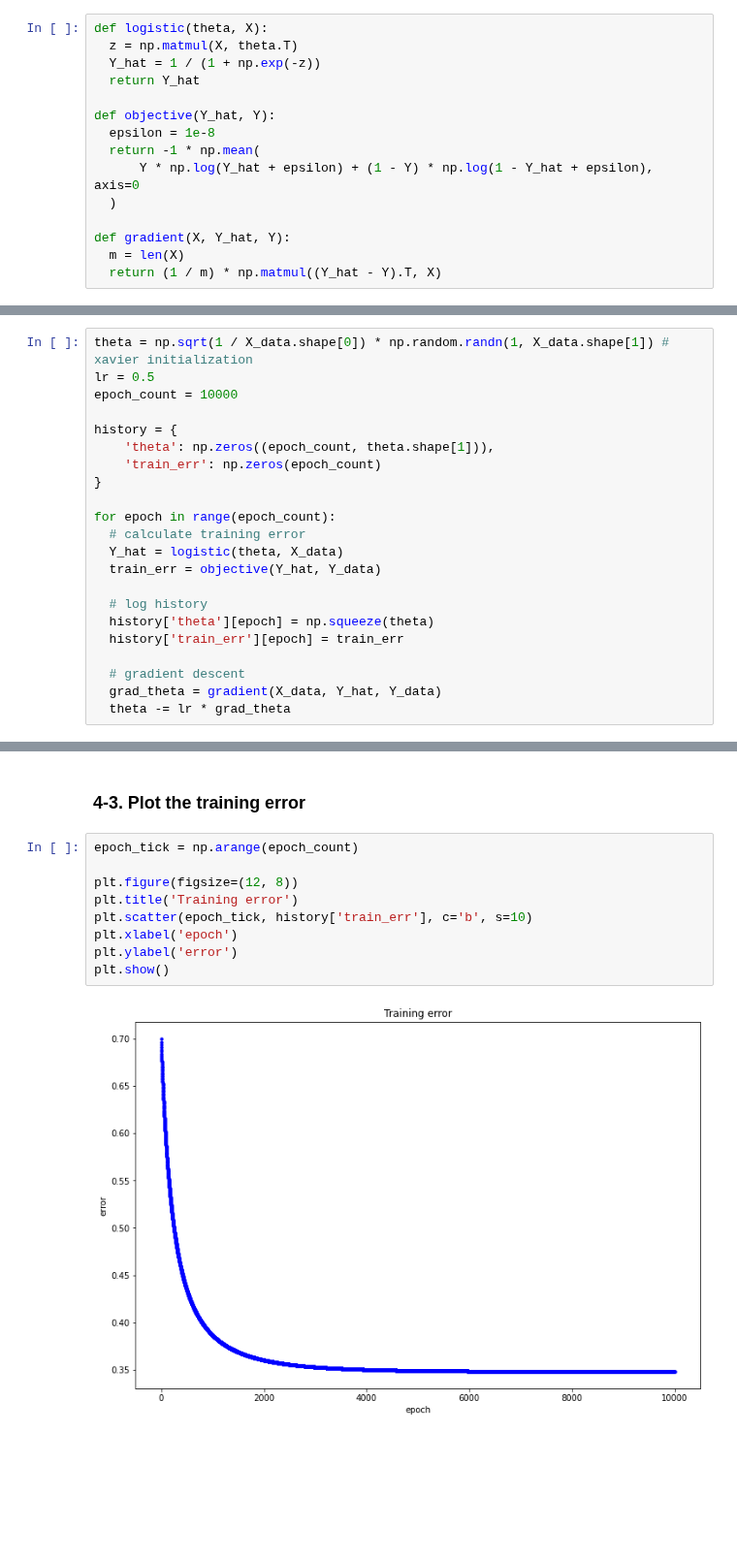
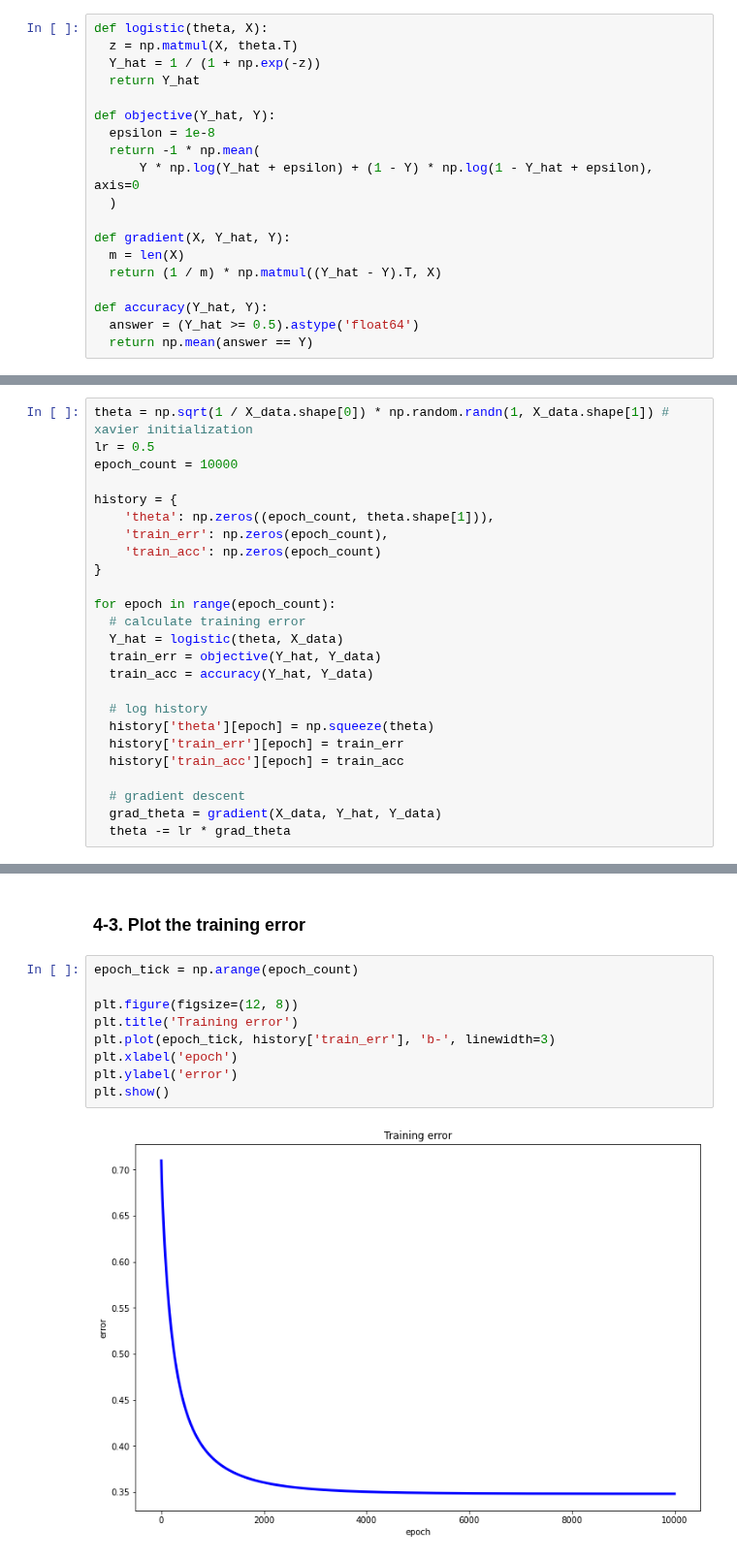
Before and after one commit to ihooni/class-MachineLearning, a Jupyter notebook: 06/assignment-06.ipynb, the cells around one changed output, grey strips where cells are left out. Shown at 97% size. Drawn from its saved outputs; the diff is of its cells as text; blank space fills up the shorter version.

```diff
--- a/06/assignment-06.ipynb
+++ b/06/assignment-06.ipynb
@@ -41,6 +41,10 @@ def objective(Y_hat, Y):
 def gradient(X, Y_hat, Y):
   m = len(X)
   return (1 / m) * np.matmul((Y_hat - Y).T, X)
+
+def accuracy(Y_hat, Y):
+  answer = (Y_hat >= 0.5).astype('float64')
+  return np.mean(answer == Y)
 # %% [markdown]
 ## 3. Learning with the gradient descent algorithm
 # %%
@@ -50,17 +54,20 @@ epoch_count = 10000
 
 history = {
     'theta': np.zeros((epoch_count, theta.shape[1])),
-    'train_err': np.zeros(epoch_count)
+    'train_err': np.zeros(epoch_count),
+    'train_acc': np.zeros(epoch_count)
 }
 
 for epoch in range(epoch_count):
   # calculate training error
   Y_hat = logistic(theta, X_data)
   train_err = objective(Y_hat, Y_data)
+  train_acc = accuracy(Y_hat, Y_data)
 
   # log history
   history['theta'][epoch] = np.squeeze(theta)
   history['train_err'][epoch] = train_err
+  history['train_acc'][epoch] = train_acc
 
   # gradient descent
   grad_theta = gradient(X_data, Y_hat, Y_data)
@@ -89,11 +96,11 @@ plt.show()
 # %%
 epoch_tick = np.arange(epoch_count)
 
 plt.figure(figsize=(12, 8))
 plt.title('Training error')
-plt.scatter(epoch_tick, history['train_err'], c='b', s=10)
+plt.plot(epoch_tick, history['train_err'], 'b-', linewidth=3)
 plt.xlabel('epoch')
 plt.ylabel('error')
 plt.show()
 # %% [output]
-[figure, old version]
+[figure, new version]
```
Also changed, not shown: parts of 2 cells of this notebook.
